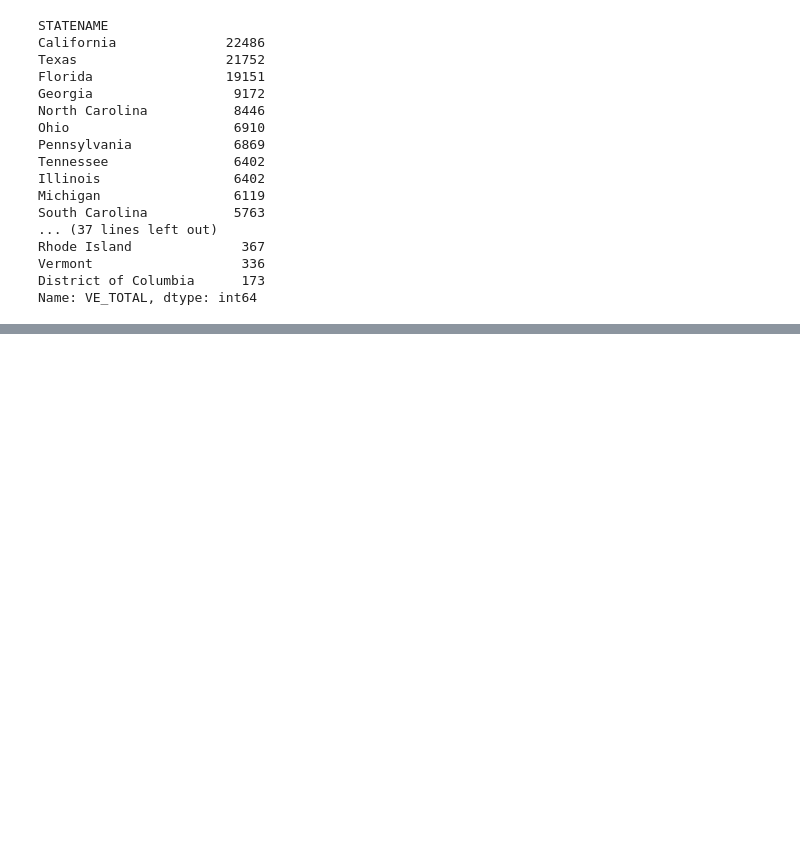
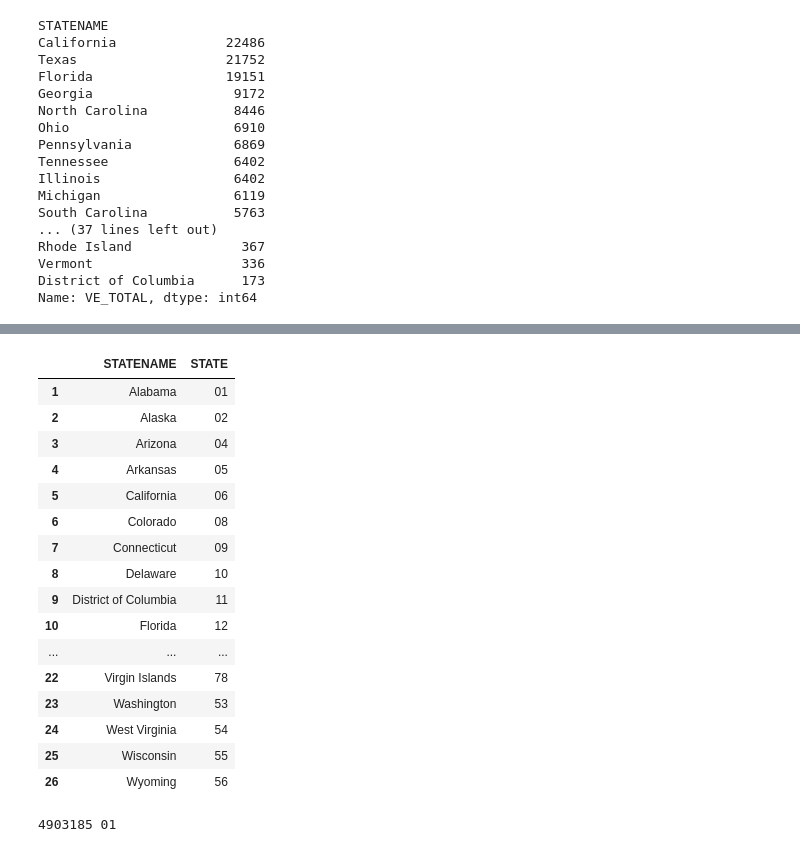
Before and after one commit to Jasneel/WeatherVsAccidents, a Jupyter notebook: jd_test.ipynb, the cells around one changed output, grey strips where cells are left out. Cells and saved outputs as stored; diff of their text form; code cells hidden in the pictures; blank space fills up the shorter version.

```diff
--- a/jd_test.ipynb
+++ b/jd_test.ipynb
@@ -110,3 +113,15 @@ Rhode Island              367
 Vermont                   336
 District of Columbia      173
 Name: VE_TOTAL, dtype: int64
+# %%
+states_list = pd.read_html('https://www.bls.gov/respondents/mwr/electronic-data-interchange/appendix-d-usps-state-abbreviations-and-fips-codes.htm')
+states_list_1 = states_list[0]
+state_abbr = states_list_1[[0,2]]
+state_2 = state_abbr.drop(index=(0))
+state_3 = state_2.drop(index=(28))
+print(state_3)
+state_abbr1 = states_list_1[[3,5]]
+state_4 = state_abbr1.drop(index=(0))
+state_5 = state_4.drop(index=(27))
+state_6 = state_5.drop(index=(28))
+print(state_6)
@@ -112,0 +146,45 @@ Name: VE_TOTAL, dtype: int64
+# %%
+state_3 = state_3.rename(columns={
+    0 : 'STATENAME',
+    2 : 'STATE'
+})
+
+state_6 = state_6.rename(columns={
+    3 : 'STATENAME',
+    5 : 'STATE'
+})
+
+frames1 = [state_3,state_6]
+states_list = pd.concat(frames1)
+states_list
+# %% [output]
+|  | STATENAME | STATE |
+| 1 | Alabama | 01 |
+| 2 | Alaska | 02 |
+| 3 | Arizona | 04 |
+| 4 | Arkansas | 05 |
+| 5 | California | 06 |
+| 6 | Colorado | 08 |
+| 7 | Connecticut | 09 |
+| 8 | Delaware | 10 |
+| 9 | District of Columbia | 11 |
+| 10 | Florida | 12 |
+| ... | ... | ... |
+| 22 | Virgin Islands | 78 |
+| 23 | Washington | 53 |
+| 24 | West Virginia | 54 |
+| 25 | Wisconsin | 55 |
+| 26 | Wyoming | 56 |
+# %%
+base_url = 'https://api.census.gov/data/2019/pep/population'
+
+params = {
+    'get' : 'POP',
+    'for' : 'STATE:*',
+    'key' : '60a95aa0242affd79076a8b964cd2c4516142c32'
+}
+
+data = requests.get(base_url,params=params).json()
+print(data[1][0],data[1][1])
+# %% [output]
+4903185 01
```
Also changed, not shown: parts of 8 cells of this notebook.
